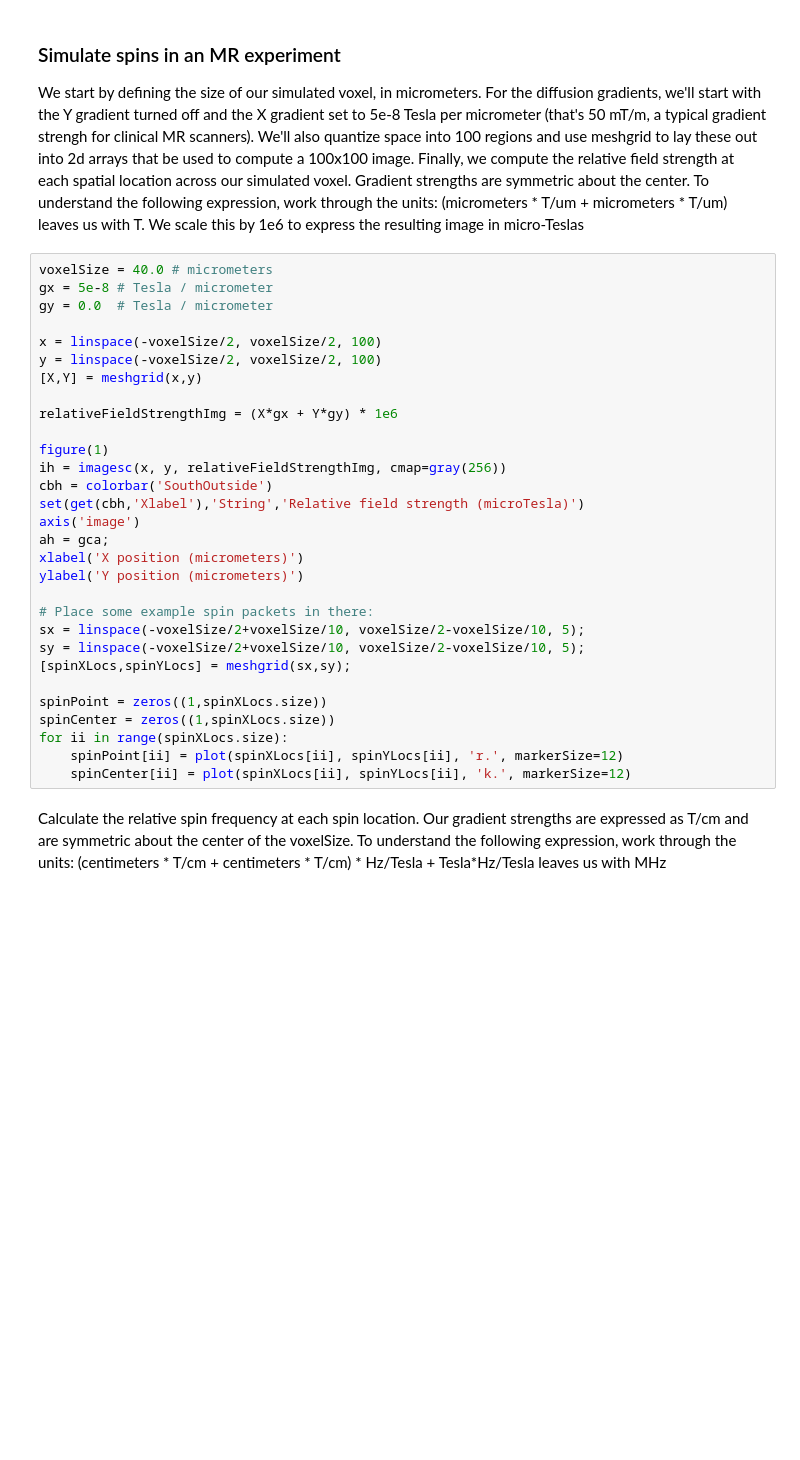
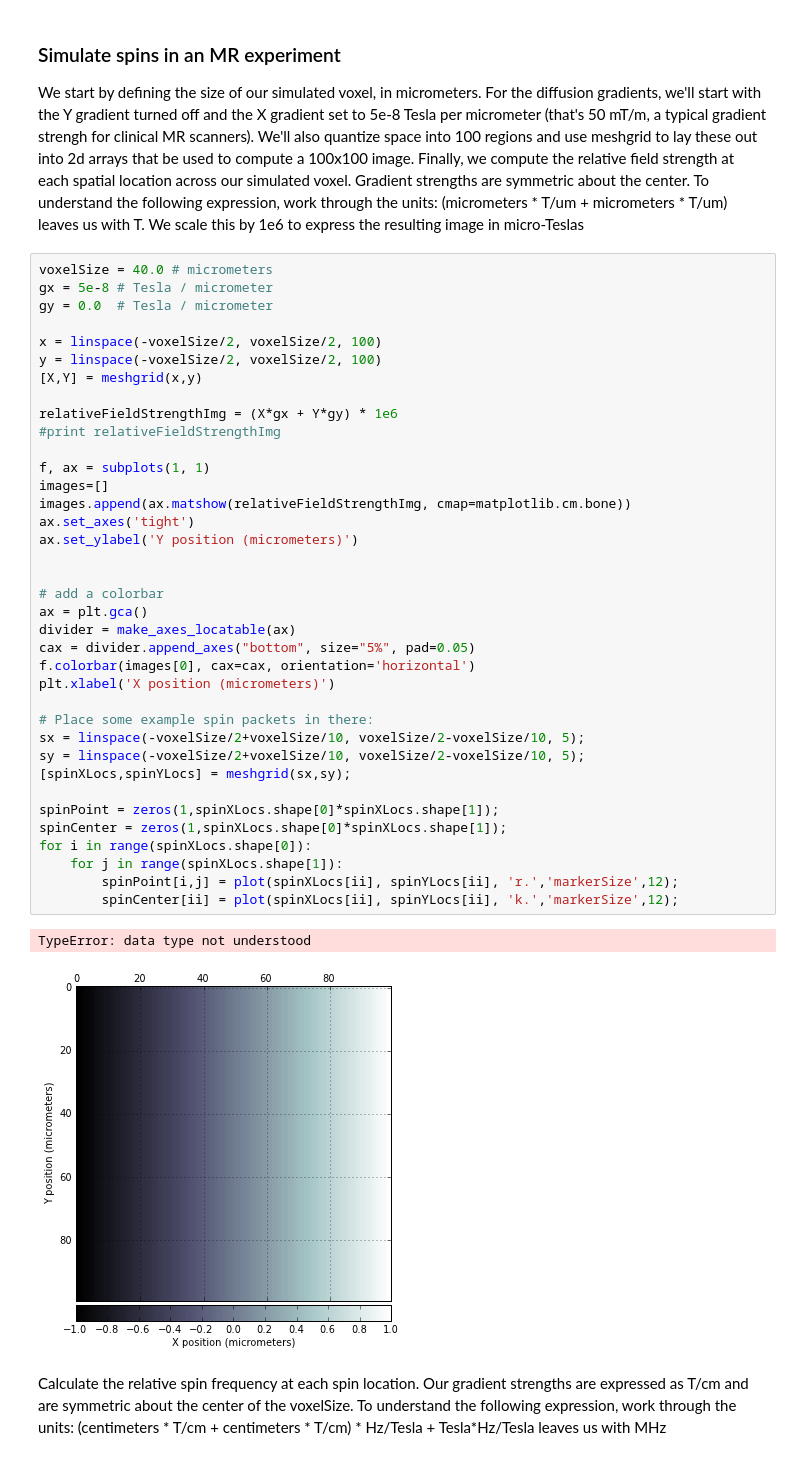
Before and after one commit to cni/psych204a, a Jupyter notebook: mrDiffusion.ipynb, the cells around one changed output. Cells and saved outputs as stored; diff of their text form; blank space fills up the shorter version.

```diff
--- a/mrDiffusion.ipynb
+++ b/mrDiffusion.ipynb
@@ -237,33 +256,43 @@ We start by defining the size of our simulated voxel, in micrometers. For the di
 # %%
 voxelSize = 40.0 # micrometers
 gx = 5e-8 # Tesla / micrometer
 gy = 0.0  # Tesla / micrometer
 
 x = linspace(-voxelSize/2, voxelSize/2, 100)
 y = linspace(-voxelSize/2, voxelSize/2, 100)
 [X,Y] = meshgrid(x,y)
 
 relativeFieldStrengthImg = (X*gx + Y*gy) * 1e6
+#print relativeFieldStrengthImg
 
-figure(1)
-ih = imagesc(x, y, relativeFieldStrengthImg, cmap=gray(256))
-cbh = colorbar('SouthOutside')
-set(get(cbh,'Xlabel'),'String','Relative field strength (microTesla)')
-axis('image')
-ah = gca;
-xlabel('X position (micrometers)')
-ylabel('Y position (micrometers)')
+f, ax = subplots(1, 1)
+images=[]
+images.append(ax.matshow(relativeFieldStrengthImg, cmap=matplotlib.cm.bone))
+ax.set_axes('tight')
+ax.set_ylabel('Y position (micrometers)')
+
+
+# add a colorbar
+ax = plt.gca()
+divider = make_axes_locatable(ax)
+cax = divider.append_axes("bottom", size="5%", pad=0.05)
+f.colorbar(images[0], cax=cax, orientation='horizontal')
+plt.xlabel('X position (micrometers)')
 
 # Place some example spin packets in there:
 sx = linspace(-voxelSize/2+voxelSize/10, voxelSize/2-voxelSize/10, 5);
 sy = linspace(-voxelSize/2+voxelSize/10, voxelSize/2-voxelSize/10, 5);
 [spinXLocs,spinYLocs] = meshgrid(sx,sy);
 
-spinPoint = zeros((1,spinXLocs.size))
-spinCenter = zeros((1,spinXLocs.size))
-for ii in range(spinXLocs.size):
-    spinPoint[ii] = plot(spinXLocs[ii], spinYLocs[ii], 'r.', markerSize=12)
-	spinCenter[ii] = plot(spinXLocs[ii], spinYLocs[ii], 'k.', markerSize=12)
+spinPoint = zeros(1,spinXLocs.shape[0]*spinXLocs.shape[1]);
+spinCenter = zeros(1,spinXLocs.shape[0]*spinXLocs.shape[1]);
+for i in range(spinXLocs.shape[0]):
+    for j in range(spinXLocs.shape[1]):
+        spinPoint[i,j] = plot(spinXLocs[ii], spinYLocs[ii], 'r.','markerSize',12);
+        spinCenter[ii] = plot(spinXLocs[ii], spinYLocs[ii], 'k.','markerSize',12);
+# %% [output]
+TypeError: data type not understood
+[figure, added]
 # %% [markdown]
 Calculate the relative spin frequency at each spin location. Our gradient strengths are expressed as T/cm and are symmetric about the center of the voxelSize. To understand the following expression, work through the units: (centimeters * T/cm + centimeters * T/cm) * Hz/Tesla + Tesla*Hz/Tesla leaves us with MHz
 # %%
```
Also changed, not shown: parts of 14 cells of this notebook.
